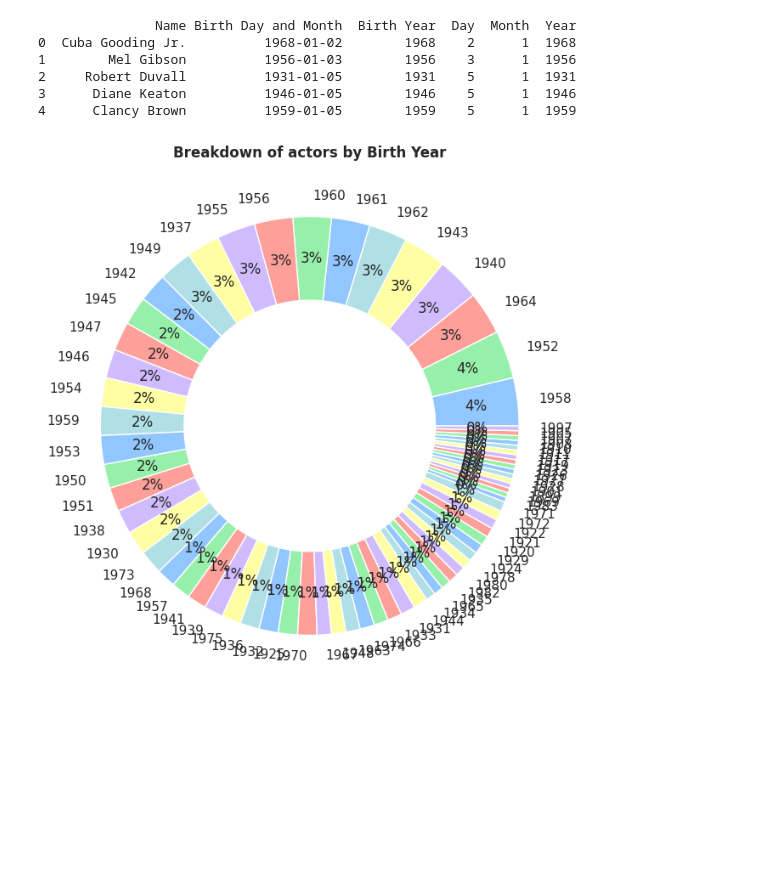
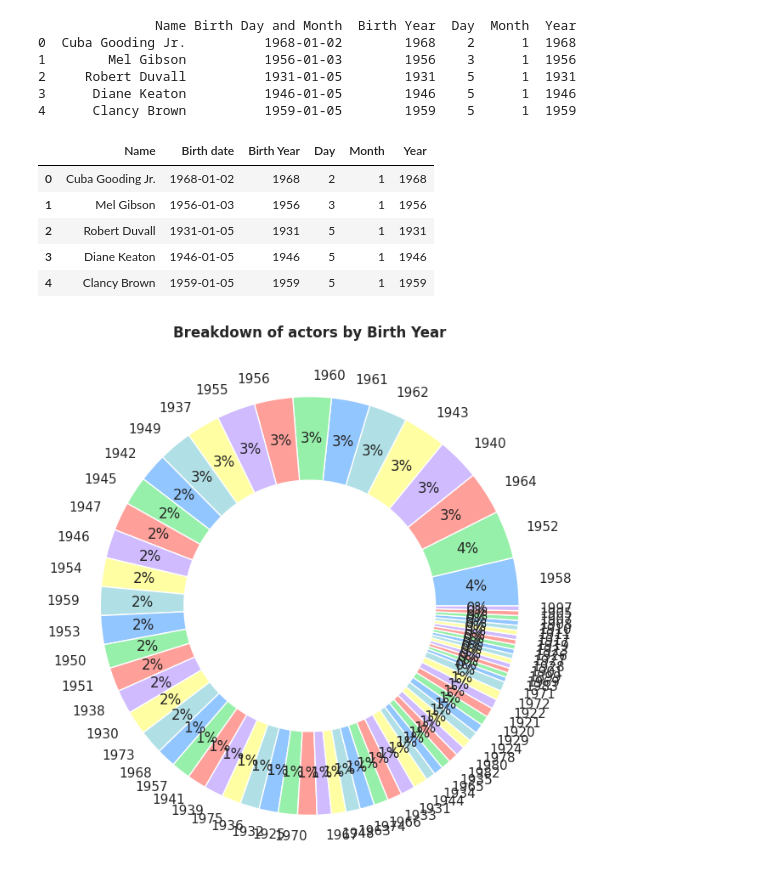
Before and after one commit to guilhermelaviola/FavoriteActorsAnalysis, a Jupyter notebook: FavoriteActorsAnalysis.ipynb, the cells around one changed output. Drawn from its saved outputs; the diff is of its cells as text; code cells hidden in the pictures; blank space fills up the shorter version.

```diff
--- a/FavoriteActorsAnalysis.ipynb
+++ b/FavoriteActorsAnalysis.ipynb
@@ -37,5 +37,15 @@ print(actors.head())
 2     Robert Duvall          1931-01-05        1931    5      1  1931
 3      Diane Keaton          1946-01-05        1946    5      1  1946
 4      Clancy Brown          1959-01-05        1959    5      1  1959
+# %%
+actors.columns = ['Name', 'Birth date', 'Birth Year', 'Day', 'Month', 'Year']
+actors.head()
+# %% [output]
+|  | Name | Birth date | Birth Year | Day | Month | Year |
+| 0 | Cuba Gooding Jr. | 1968-01-02 | 1968 | 2 | 1 | 1968 |
+| 1 | Mel Gibson | 1956-01-03 | 1956 | 3 | 1 | 1956 |
+| 2 | Robert Duvall | 1931-01-05 | 1931 | 5 | 1 | 1931 |
+| 3 | Diane Keaton | 1946-01-05 | 1946 | 5 | 1 | 1946 |
+| 4 | Clancy Brown | 1959-01-05 | 1959 | 5 | 1 | 1959 |
 # %%
 # Displaying actors by birth year:
```
Also changed, not shown: parts of 4 cells of this notebook.
